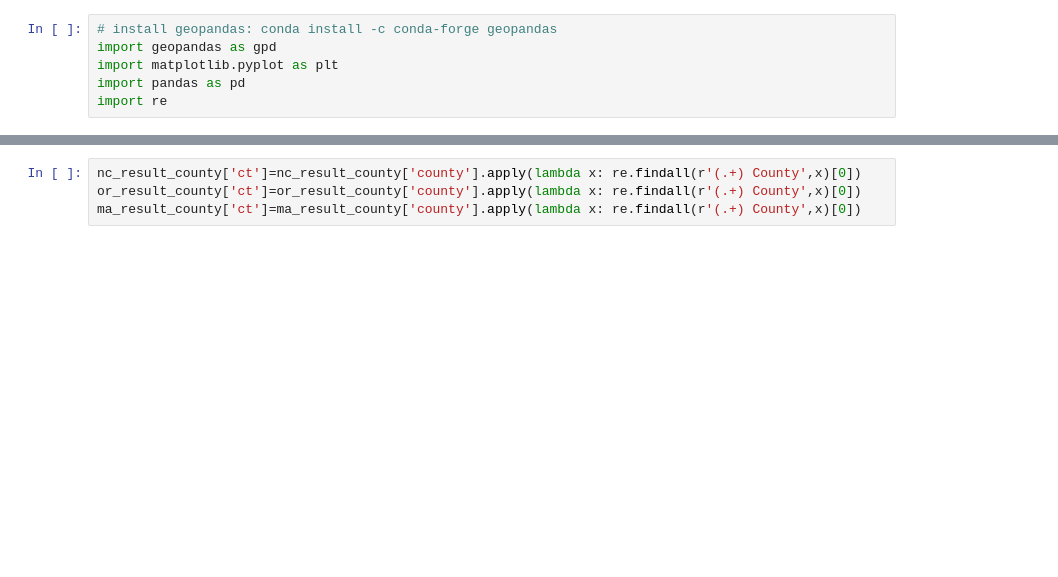
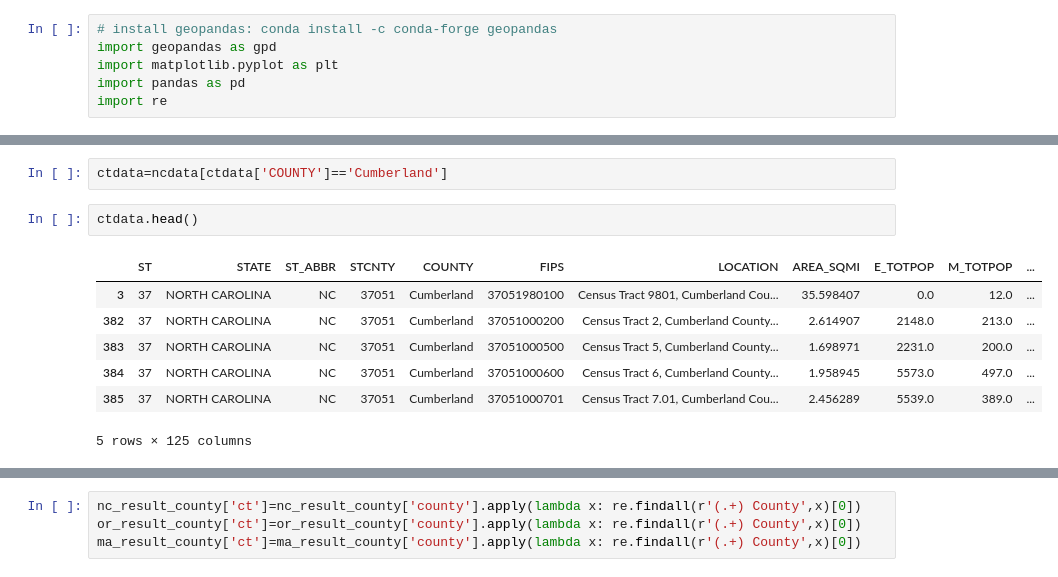
Before and after one commit to jmpmcmanus/Flood, a Jupyter notebook: CDC.ipynb, the cells around one changed output, grey strips where cells are left out. Saved outputs shown, nothing was run; the diff lists cells and outputs as text; blank space fills up the shorter version.

```diff
--- a/CDC.ipynb
+++ b/CDC.ipynb
@@ -14,0 +19,12 @@ ma_result_county=pd.read_csv(r'E:\Bootcamp_Summer_Project\Zhongshuai_Cao\ma_resu
+# %%
+ctdata=ncdata[ctdata['COUNTY']=='Cumberland']
+# %%
+ctdata.head()
+# %% [output]
+|  | ST | STATE | ST_ABBR | STCNTY | COUNTY | FIPS | LOCATION | AREA_SQMI | E_TOTPOP | M_TOTPOP | ... |
+| 3 | 37 | NORTH CAROLINA | NC | 37051 | Cumberland | 37051980100 | Census Tract 9801, Cumberland Cou... | 35.598407 | 0.0 | 12.0 | ... |
+| 382 | 37 | NORTH CAROLINA | NC | 37051 | Cumberland | 37051000200 | Census Tract 2, Cumberland County... | 2.614907 | 2148.0 | 213.0 | ... |
+| 383 | 37 | NORTH CAROLINA | NC | 37051 | Cumberland | 37051000500 | Census Tract 5, Cumberland County... | 1.698971 | 2231.0 | 200.0 | ... |
+| 384 | 37 | NORTH CAROLINA | NC | 37051 | Cumberland | 37051000600 | Census Tract 6, Cumberland County... | 1.958945 | 5573.0 | 497.0 | ... |
+| 385 | 37 | NORTH CAROLINA | NC | 37051 | Cumberland | 37051000701 | Census Tract 7.01, Cumberland Cou... | 2.456289 | 5539.0 | 389.0 | ... |
+5 rows × 125 columns
```
Also changed, not shown: parts of 7 cells of this notebook, 1 other file.
